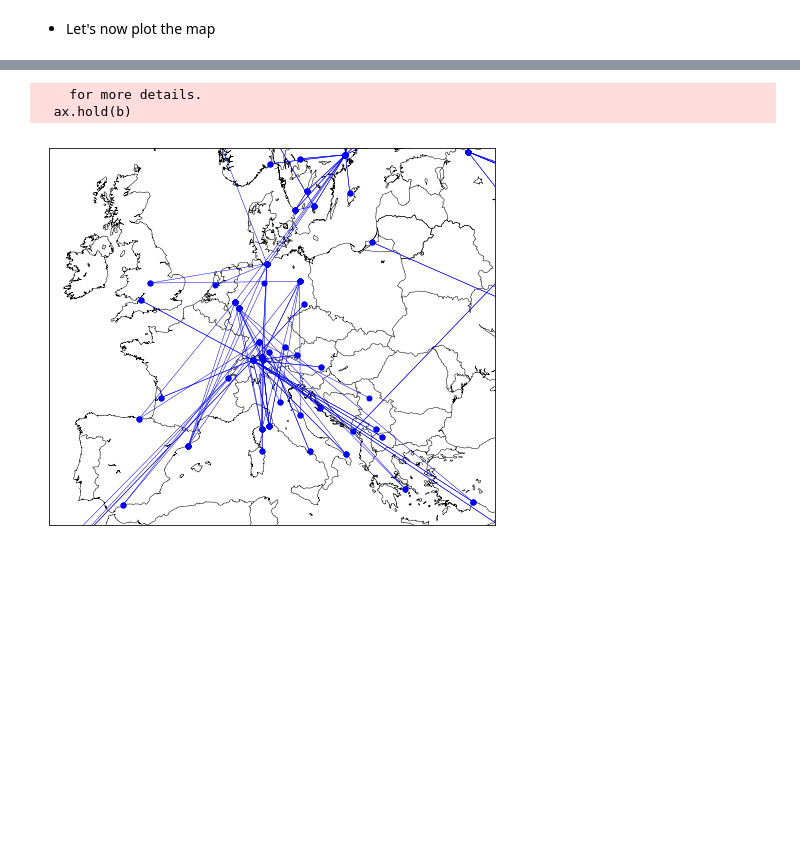
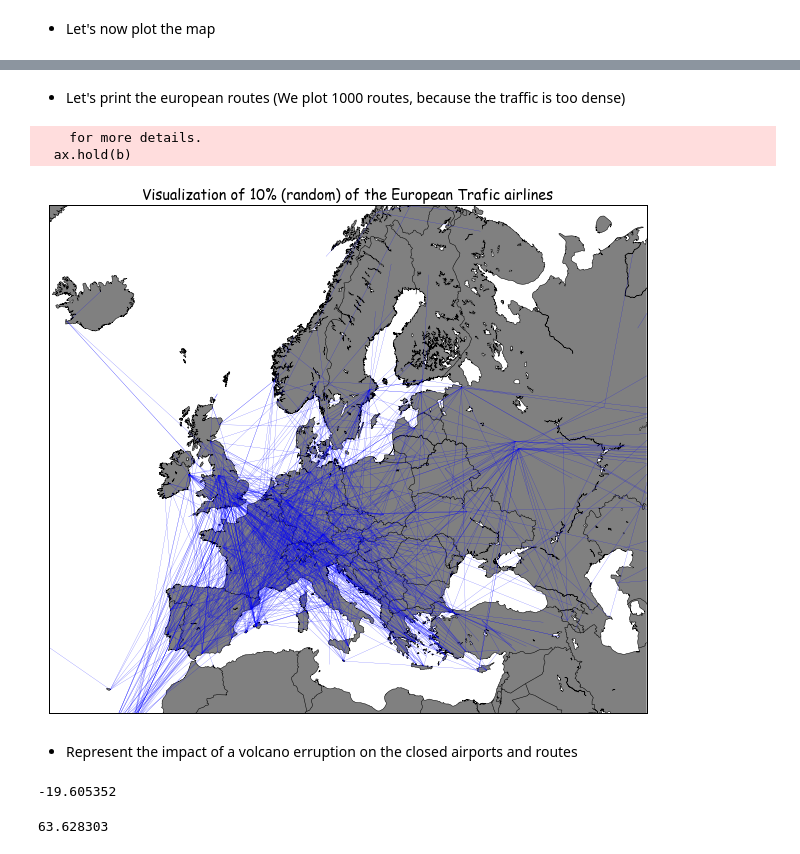
Before and after one commit to aymanebenayada/ngsa-air-routes-analysis, a Jupyter notebook: code/exploration_europe.ipynb, the cells around one changed output, grey strips where cells are left out. Cells and saved outputs as stored; diff of their text form; code cells hidden in the pictures; blank space fills up the shorter version.

Commit message:
Add operational plot for hazard

```diff
--- a/code/exploration_europe.ipynb
+++ b/code/exploration_europe.ipynb
@@ -170,18 +174,3 @@ df_eur[((df_eur.id_source_airport == "1051") & (df_eur.id_destination_airport ==
 | 45999 | PM | 5016 | FUE | 1051 | LPA | 1054 | ... |
 # %% [markdown]
 ### Preprocess
-# %%
-def preprocess(df):
-    # Delete rows with missing ids
-    df_processed = df[((df.id_source_airport != "\\N") & (df.id_destination_airport != "\\N"))]
-
-    # Keep only ["id_source_airport", "id_destination_airport"] col
-    # And drop duplicates (corresponding to different airlines)
-    df_processed = df_processed[["source_airport",
-                                 "destination_airport"]].drop_duplicates()
-
-    # Convert ids to numeric
-#     df_processed.id_source_airport = df_processed.id_source_airport.map(pd.to_numeric)
-#     df_processed.id_destination_airport = df_processed.id_destination_airport.map(pd.to_numeric)
-
-    return df_processed
@@ -413,3 +407,5 @@ Proportion of closed airports: 23.565%
 Proportion of cancelled routes: 36.330%
 new GCC size / initial GCC size: 74.924%
 (0.23564954682779457, 0.36330213903743314, 0.7492401215805471)
+# %%
+plt.style.use("seaborn")
@@ -621,36 +631,53 @@ from mpl_toolkits.basemap import Basemap
+# %% [markdown]
+- Let's print the european routes (We plot 1000 routes, because the traffic is too dense)
 # %%
-# 1. Draw the map background
-fig = plt.figure(figsize=(8, 8))
-x1 = -12
-x2 = 33
-y1 = 35
-y2 = 60
+# 1. Settle the environment to plot
+mpl.rcParams['font.size'] = 10.
+mpl.rcParams['font.family'] = 'Comic Sans MS'
+mpl.rcParams['axes.labelsize'] = 8.
+mpl.rcParams['xtick.labelsize'] = 6.
+mpl.rcParams['ytick.labelsize'] = 6.
+fig = plt.figure(figsize=(11.7,8.3))
+
+plt.subplots_adjust(left=0.05,right=0.95,top=0.90,bottom=0.05,wspace=0.15,hspace=0.05)
+
+ax = plt.subplot(111)
+
+
+
+# 2. Draw the background of the map
 m = Basemap(resolution='i',projection='merc', llcrnrlat=y1,urcrnrlat=y2,llcrnrlon=x1,urcrnrlon=x2,lat_ts=(x1+x2)/2)
 m.drawcountries(linewidth=0.5)
 m.drawcoastlines(linewidth=0.5)
+m.fillcontinents(color='grey',lake_color='white')
+m.drawmapboundary(fill_color='white')
 
-# 2. Plot the airports
-#m.scatter(lon, lat, latlon=True, alpha=0.5)
 
-# 3. Plot the routes
-
+# 3. Plot the roots
 i = 0
-for index, row in df_eur_j.iterrows():
+df_eur_j_random = df_eur_j.reindex(np.random.permutation(df_eur_j.index))
+for index, row in df_eur_j_random.iterrows():
     i +=1
     lat = [row['latitude_source'], row['latitude_dest']]
     lon = [row['longitude_source'], row['longitude_dest']]
     x, y = m(lon,lat)
-    m.plot(x, y, 'o-', markersize=5, linewidth=0.5, c = 'b')
-    if i >=200:
+    m.plot(x, y,  linewidth=0.15, c = 'b')  #'o-', markersize=5,
+    if i == 1000:
         break
 
-# Example on Paris - London
-#lat = [48.8,51.5]
-#lon = [2.3,-0.1]
-
-#x, y = m(lon, lat)
-#m.plot(x, y, 'o-', markersize=5, linewidth=1)
+plt.title("Visualization of 10% (random) of the European Trafic airlines")
+plt.show()
 # %% [output]
     for more details.
   ax.hold(b)
-[figure, old version]
+[figure, new version]
+# %% [markdown]
+- Represent the impact of a volcano erruption on the closed airports and routes
+# %%
+long_volcano
+# %% [output]
+-19.605352
+# %%
+lat_volcano
+# %% [output]
+63.628303
```
Also changed, not shown: parts of 29 cells of this notebook, 1 other file.
